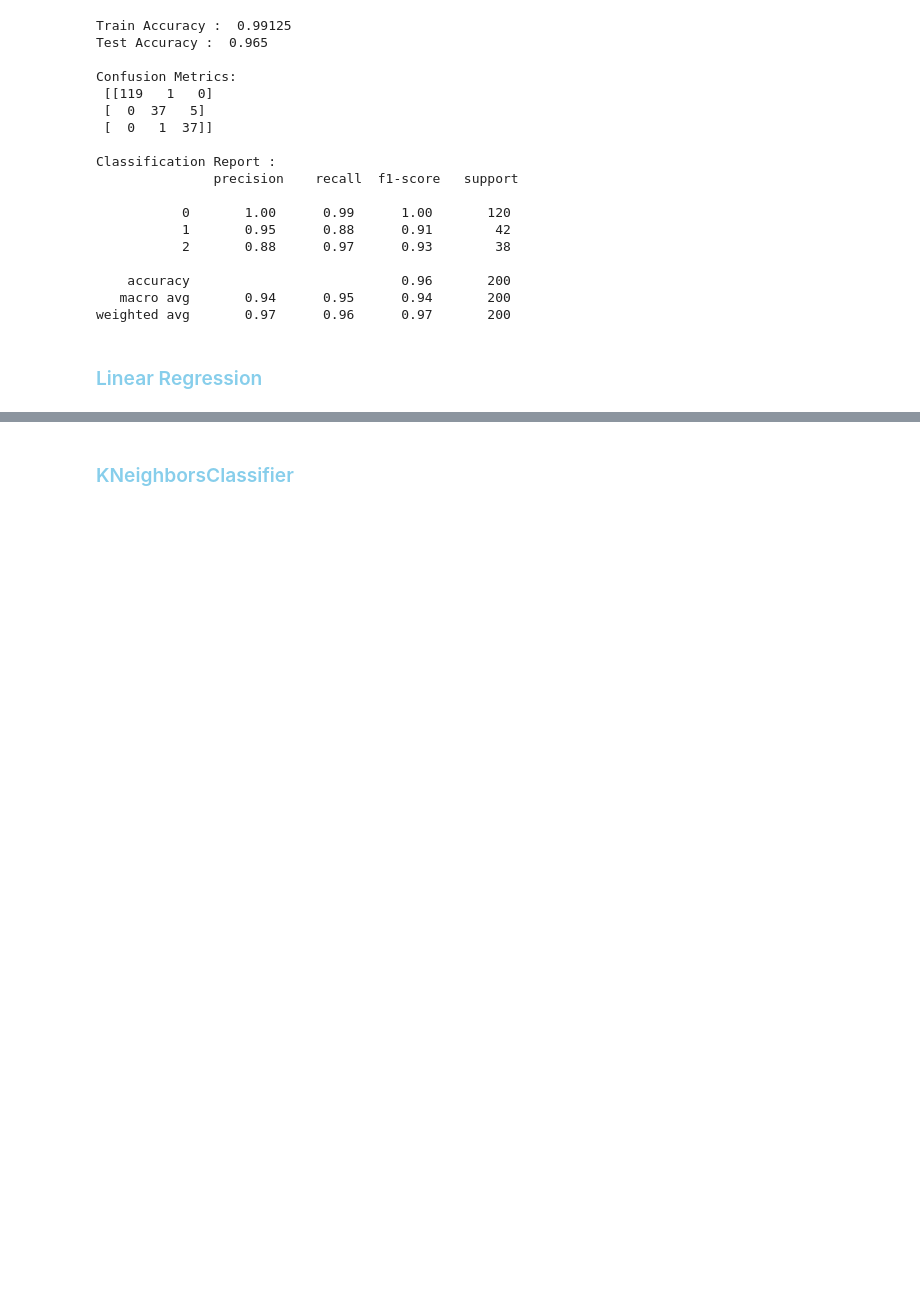
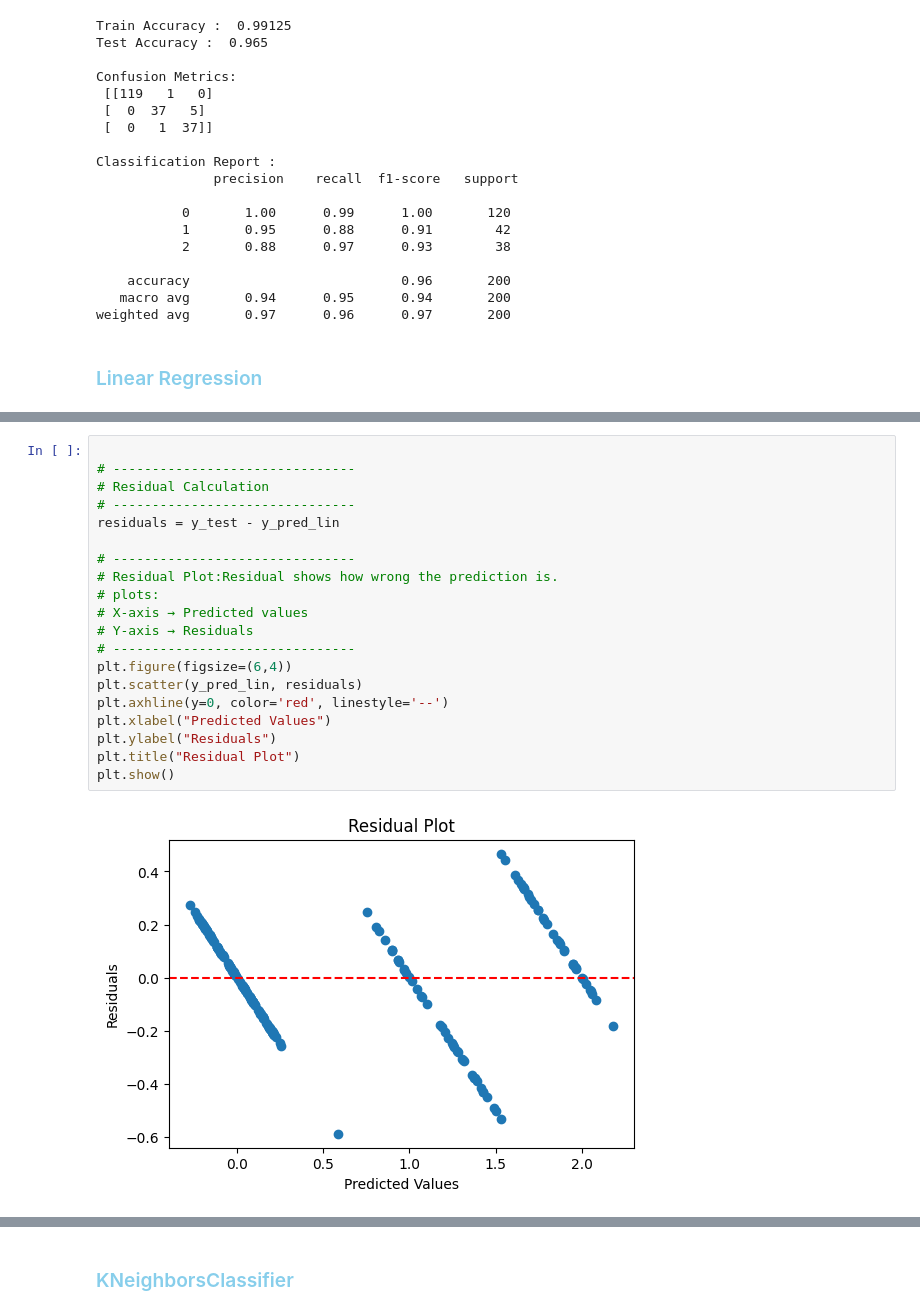
Before and after one commit to Wasima230Sultana/MU-Canteen-Rush-Predictor, a Jupyter notebook: Canteen-rush.ipynb, the cells around one changed output, grey strips where cells are left out. Saved outputs shown, nothing was run; the diff lists cells and outputs as text; blank space fills up the shorter version.

```diff
--- a/Canteen-rush.ipynb
+++ b/Canteen-rush.ipynb
@@ -488,0 +527,22 @@ weighted avg       0.97      0.96      0.97       200
+# %%
+
+# -------------------------------
+# Residual Calculation
+# -------------------------------
+residuals = y_test - y_pred_lin
+
+# -------------------------------
+# Residual Plot:Residual shows how wrong the prediction is.
+# plots:
+# X-axis → Predicted values
+# Y-axis → Residuals
+# -------------------------------
+plt.figure(figsize=(6,4))
+plt.scatter(y_pred_lin, residuals)
+plt.axhline(y=0, color='red', linestyle='--')
+plt.xlabel("Predicted Values")
+plt.ylabel("Residuals")
+plt.title("Residual Plot")
+plt.show()
+# %% [output]
+[figure, added]
```
Also changed, not shown: parts of 7 cells of this notebook.
